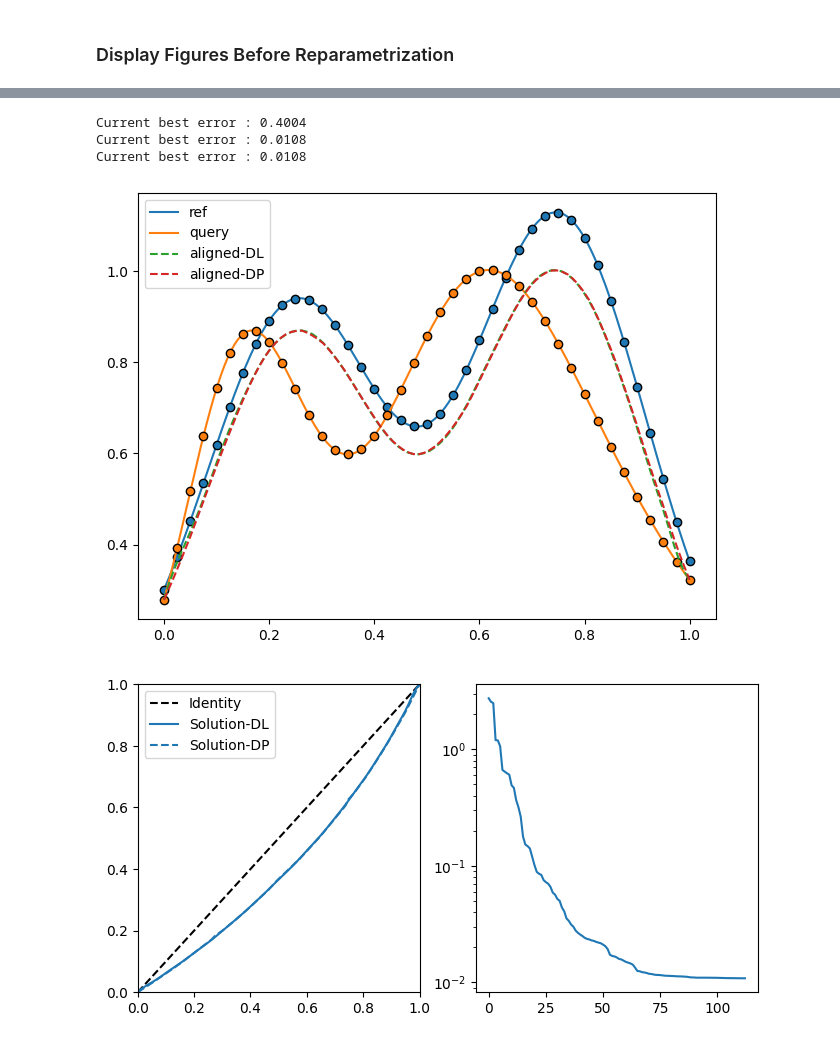
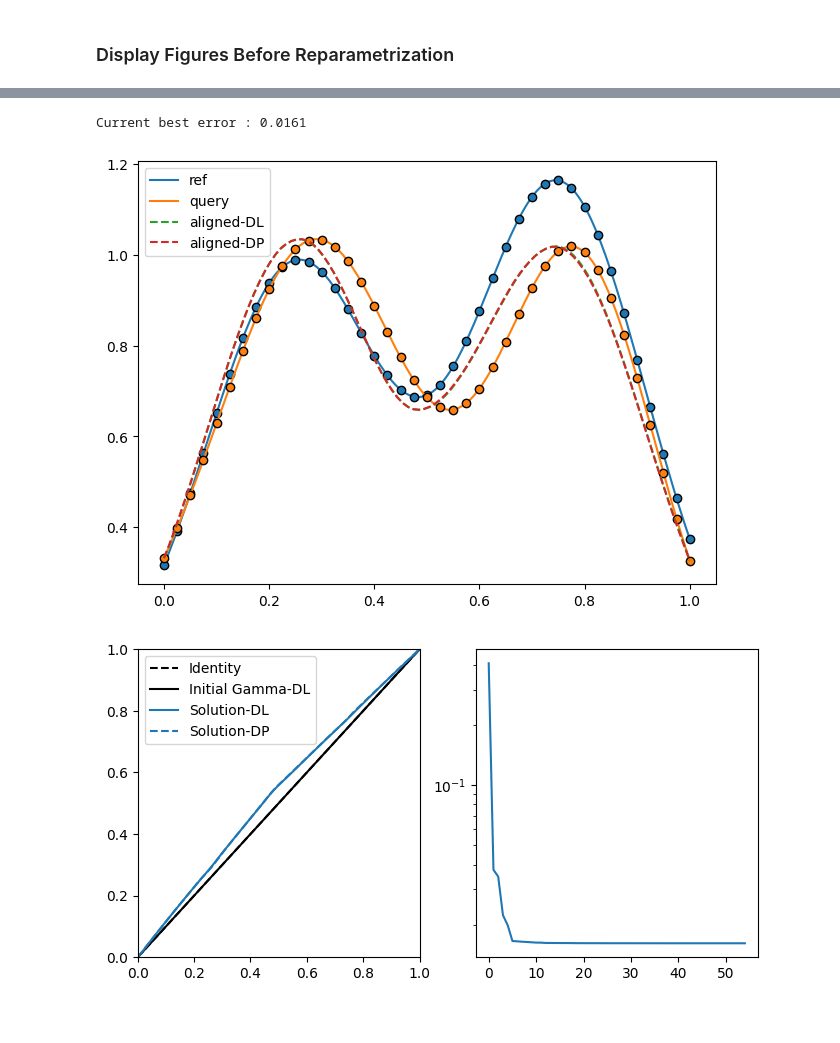
Before and after one commit to kiranvad/funcshape, a Jupyter notebook: notebooks/functions.ipynb, the cells around one changed output, grey strips where cells are left out. Saved outputs shown, nothing was run; the diff lists cells and outputs as text; code cells hidden in the pictures.

Commit message:
depreciate multiple restarts since we can use identity as a good start point

```diff
--- a/notebooks/functions.ipynb
+++ b/notebooks/functions.ipynb
@@ -207,7 +210,8 @@ class PalaisMetric(FunctionsBaseMetric):
     def __init__(self, N):
         super().__init__(N)
         self.weights = torch.nn.Parameter(torch.randn(2*N, 1, requires_grad=True))
-        self.weights = torch.nn.init.xavier_uniform_(self.weights)
+        # self.weights = torch.nn.init.xavier_uniform_(self.weights)
+        self.weights = torch.nn.init.constant_(self.weights, 0.0)
         self.Ln = sqrt(2.0)
         self.project()
 
@@ -237,21 +241,23 @@ class FisherRaoMetric(FunctionsBaseMetric):
 
         return 4 + 2*(term@self.weights)
 # %%
-N_BASIS = 10
-N_LAYERS = 10
-LR = 1e-3
+N_BASIS = 20
+N_LAYERS = 15
+LR = 1e-1
 N_ITERS = 500
 NUM_DOMAIN_POINTS = 100
-N_RESTRATS = 30
+N_RESTRATS = 1
 
 # Define loss, optimizer and run reparametrization.
 loss_func = FunctionDistance(q1, q2, k=NUM_DOMAIN_POINTS)
+x = col_linspace(0, 1, NUM_DOMAIN_POINTS)
 
 best_error_value = np.inf
 for _ in range(N_RESTRATS):
     # Create reparametrization network
     basis = PalaisMetric(N_BASIS)
     RN = CurveReparametrizer([basis for _ in range(N_LAYERS)])
+    xg0 = RN(x)
 
     # optimizer = optim.Adam(RN.parameters(), lr=LR)
     optimizer = optim.LBFGS(RN.parameters(), lr=LR, max_iter=N_ITERS, line_search_fn="strong_wolfe")
@@ -268,10 +274,7 @@ for _ in range(N_RESTRATS):
 
 # Get plot data to visualize diffeomorphism
 best_RN.detach()
-x = col_linspace(0, 1, NUM_DOMAIN_POINTS)
-y = best_RN(x)
+xg = best_RN(x)
 # %% [output]
-Current best error : 0.4004
-Current best error : 0.0108
-Current best error : 0.0108
+Current best error : 0.0161
 # %%
@@ -285,22 +288,26 @@ gamma_dp = srsf.get_gamma(q_ref, q_query, **optim_kwargs)
 # %%
 # Plot reparametrized curves and original
 fig, ax =plt.subplots()
 plot_function(f1, dotpoints=41, ax=ax, label="ref")
 plot_function(f2, dotpoints=41, ax=ax, label="query")
 f_query_gamma = srsf.warp_f_gamma(f2_, gamma_dp)
-ax.plot(x, f2(y).squeeze(), ls='--', label="aligned-DL")
+ax.plot(x, f2(xg).squeeze(), ls='--', label="aligned-DL")
 ax.plot(t_, f_query_gamma.squeeze(), ls='--', label="aligned-DP")
 ax.legend()
 plt.tight_layout()
 plt.show()
 # %% [output]
-[figure, old version]
+[figure, new version]
 # %%
 fig, (ax1, ax2) = plt.subplots(1, 2, figsize=(8, 4))
 ax1.plot(t_, t_, label="Identity", color="k", ls='--')
+
 if use_true_gamma:
     ax1.plot(t_, gamma, label="Ground truth", color="k")
-ax1.plot(x, y, label="Solution-DL")
+
+ax1.plot(x, xg0.detach().numpy(), label="Initial Gamma-DL", color="k")
+ax1.plot(x, xg, label="Solution-DL")
+
 ax1.plot(t_, gamma_dp, label="Solution-DP",
          ls = '--', color=ax1.lines[-1].get_color())
 ax1.legend()
@@ -309,7 +316,7 @@ ax1.set_ylim(0, 1)
 ax2.semilogy(best_error)
 plt.show()
 # %% [output]
-[figure, old version]
+[figure, new version]
 # %%
 from funcshape.functions import get_warping_function
 
```
Also changed, not shown: parts of 5 cells of this notebook, 1 other file.
